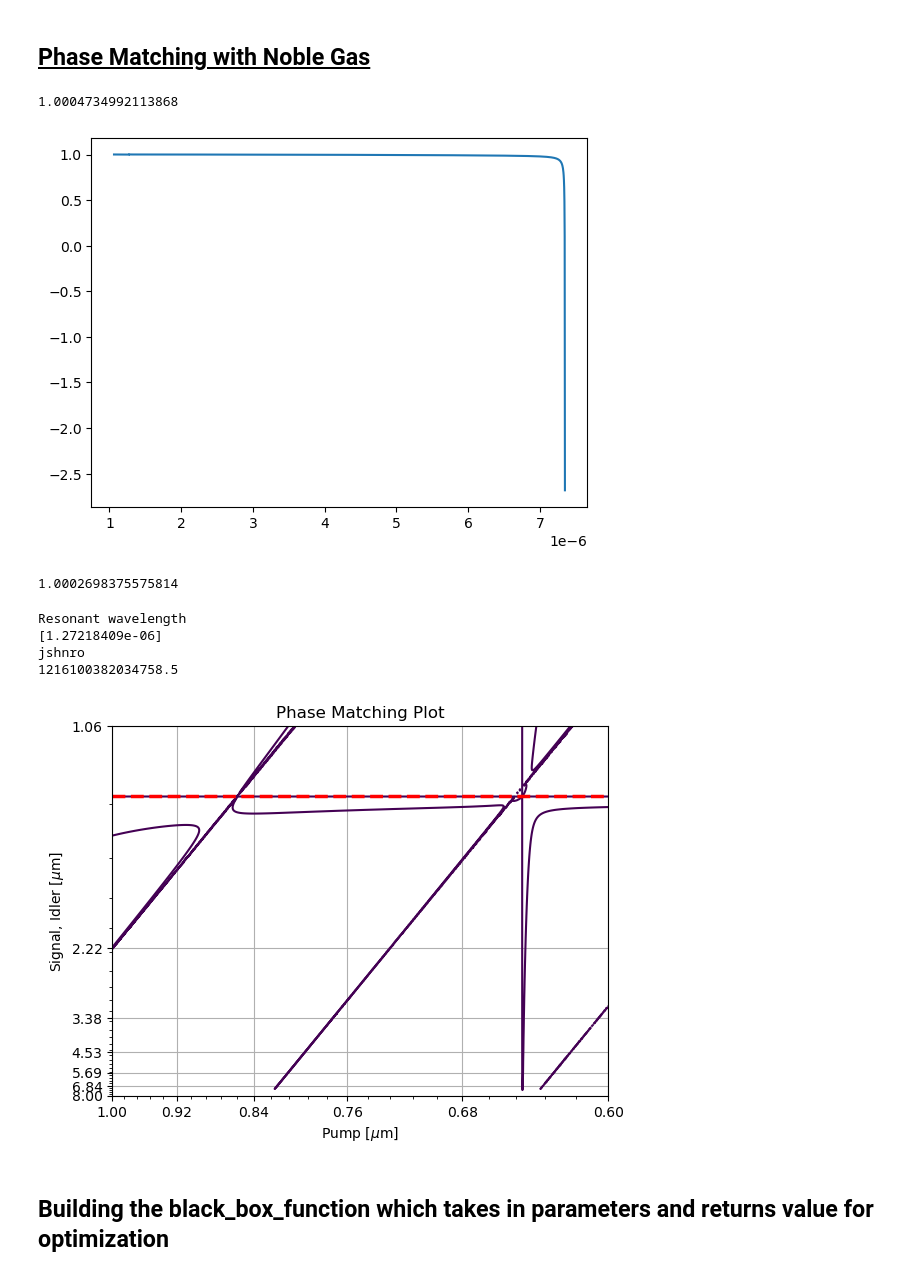
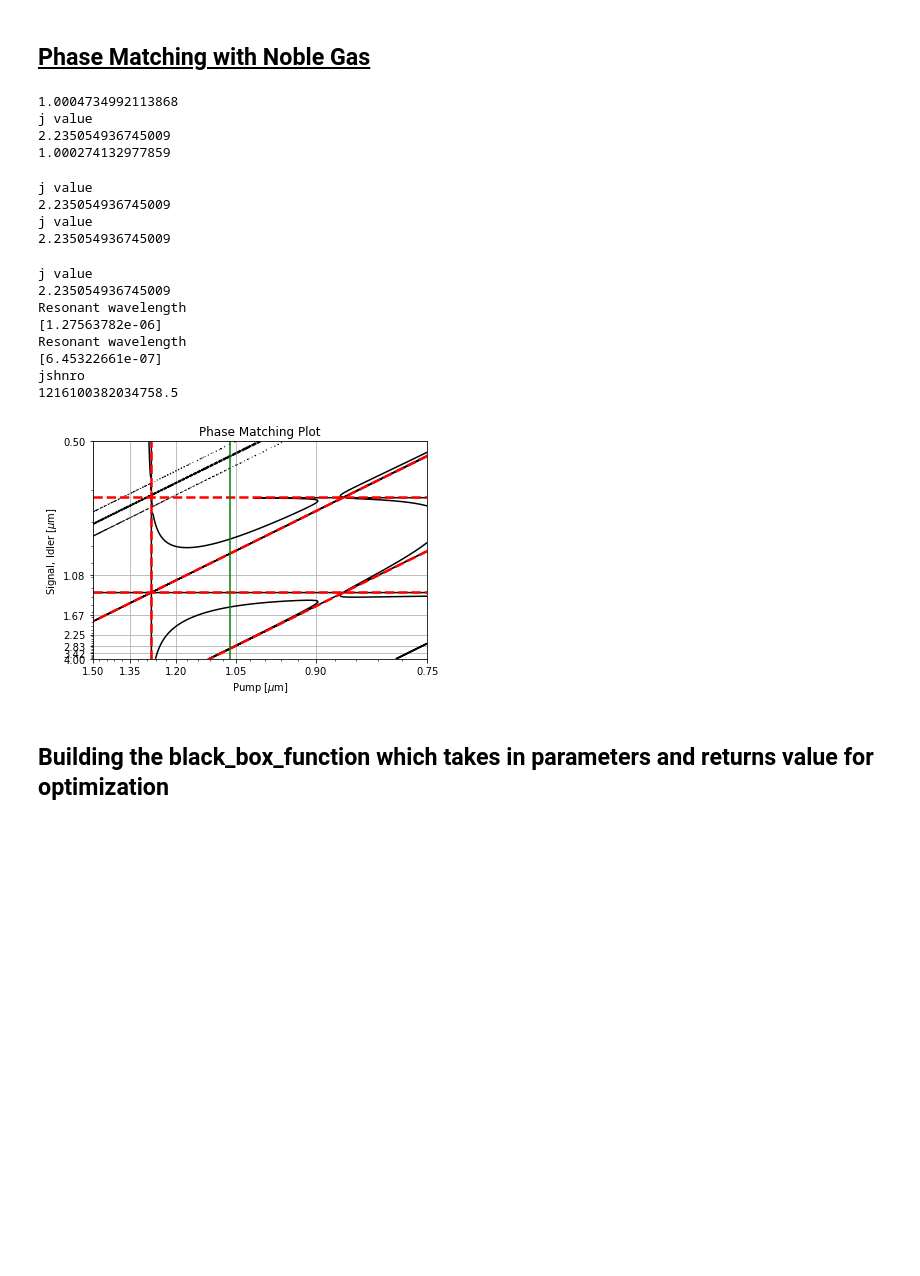
Before and after one commit to jmorse2020/FYP_Simulations, a Jupyter notebook: fwm_simulation.ipynb, the cells around one changed output. Drawn from its saved outputs; the diff is of its cells as text; code cells hidden in the pictures; blank space fills up the shorter version.

```diff
--- a/fwm_simulation.ipynb
+++ b/fwm_simulation.ipynb
@@ -325,12 +328,13 @@ def WavelengthTicksOnAngularFrequencyPlot(min_wavelength, max_wavelength, No_maj
 # Parameters:
 Temperature = 293 # K
 Pressure = 5000 # mBar
-w = 6.08893154e-07 # m # 0.7e-6
-core_radius = 1.78141700e-05 # m #20e-6
+w =  0.61e-6#6.08893154e-07 # m # 0.7e-6
+core_radius = 18.0e-6# 1.78141700e-05 # m #20e-6
+#  12.0
 gas = "argon"
 gamma = 0.0
 P_0 = 100
-loss_ms = [1]
+loss_ms = [1,2]
 # %%
 # 5.00000000e+03 6.10316530e-07 1.78819152e-05
 
@@ -347,7 +351,7 @@ loss_ms = [1]
 gas_index = lambda x: RefractiveIndex.Gas(wavelengths=x, pressure=Pressure, temperature=Temperature, gas_name=gas)
 print(gas_index(1000))
 refractive_index = lambda x: RefractiveIndex.HCF(R=core_radius, w=w, wavelengths=x, n_gas=gas_index, normalised_gap=RefractiveIndex.calculate_gamma(6, w=w, r_core=core_radius, r_cap=0.7*core_radius))
-plt.plot(signal_wavelengths, refractive_index(signal_wavelengths*1e9))
+# plt.plot(signal_wavelengths, refractive_index(signal_wavelengths*1e9))
 plt.show()
 print(refractive_index(1000))
 resonsance_wavelengths = find_loss_wavelengths(w = w, n_gas=gas_index, n_wall=RefractiveIndex.n_fs, wavelengths=signal_wavelengths,ms = loss_ms)
@@ -374,42 +378,51 @@ if axis_parameter.lower() == "wavelength":
     plt.ylim([min(signal_wavelengths), max(signal_wavelengths)])
     plt.show()
 elif axis_parameter.lower() == "ang_freq":
-    phase_matching_contour = plt.contour(lambda_to_ang_freq(pump_wavelengths), lambda_to_ang_freq(signal_wavelengths), delta_beta, levels=[0], color='k')
+    phase_matching_contour = plt.contour(lambda_to_ang_freq(pump_wavelengths), lambda_to_ang_freq(signal_wavelengths), delta_beta, levels=[0], colors='k')
     contour_data = phase_matching_contour.collections[0].get_paths()[0].vertices
     for resonsance_wavelength in resonsance_wavelengths:
         print("Resonant wavelength")
         print(resonsance_wavelength[0])
         resonances_linewidth = 2.5
         const_idlers = 1 / ( (2 / pump_wavelengths) - (1 / resonsance_wavelength[0]))
         plt.plot(lambda_to_ang_freq(pump_wavelengths), lambda_to_ang_freq(const_idlers), color = 'r', linestyle = '--', linewidth = resonances_linewidth)
         plt.axvline(lambda_to_ang_freq(resonsance_wavelength[0]), color = 'r', linestyle = '--', linewidth = resonances_linewidth)
         plt.axhline(lambda_to_ang_freq(resonsance_wavelength[0]), color = 'r', linestyle = '--', linewidth = resonances_linewidth)
     plt.xlabel(r'Pump [$\mu$m]')
     plt.ylabel(r'Signal, Idler [$\mu$m]')
     plt.title('Phase Matching Plot')
     plt.xlim([min(lambda_to_ang_freq(pump_wavelengths)), max(lambda_to_ang_freq(pump_wavelengths))])
     plt.ylim([min(lambda_to_ang_freq(signal_wavelengths)), max(lambda_to_ang_freq(signal_wavelengths))])
 
-plt.axvline(lambda_to_ang_freq(1550e-9))
+plt.axvline(lambda_to_ang_freq(1064e-9),color='green')
 print("jshnro")
 print(lambda_to_ang_freq(1550e-9))
 WavelengthTicksOnAngularFrequencyPlot(min(pump_wavelengths), max(pump_wavelengths), 6, axis='x')
 WavelengthTicksOnAngularFrequencyPlot(min(signal_wavelengths), max(signal_wavelengths), 7, axis='y')
 # interp_val = phase_matching_contour.collections[0].get_paths()[0].interpolated(delta_beta, lambda_to_ang_freq(pump_wavelengths), lambda_to_ang_freq(signal_wavelengths), lambda_to_ang_freq(1.12e-6), lambda_to_ang_freq(2.5e-6))
 # print(interp_val)
 # interp_val = np.interp([lambda_to_ang_freq(1.12e-6)], lambda_to_ang_freq(pump_wavelengths), delta_beta[np.where(np.isclose(lambda_to_ang_freq(signal_wavelengths), 2.50e-6))])[0]
 # print(interp_val)
 plt.grid()
 plt.show()
 # %% [output]
 1.0004734992113868
+j value
+2.235054936745009
+1.000274132977859
-[figure, old version]
-1.0002698375575814
+j value
+2.235054936745009
+j value
+2.235054936745009
+j value
+2.235054936745009
 Resonant wavelength
-[1.27218409e-06]
+[1.27563782e-06]
+Resonant wavelength
+[6.45322661e-07]
 jshnro
 1216100382034758.5
-[figure, removed]
+[figure, new version]
 # %% [markdown]
 ## Building the black_box_function which takes in parameters and returns value for optimization
 # %%
```
Also changed, not shown: parts of 3 cells of this notebook.
